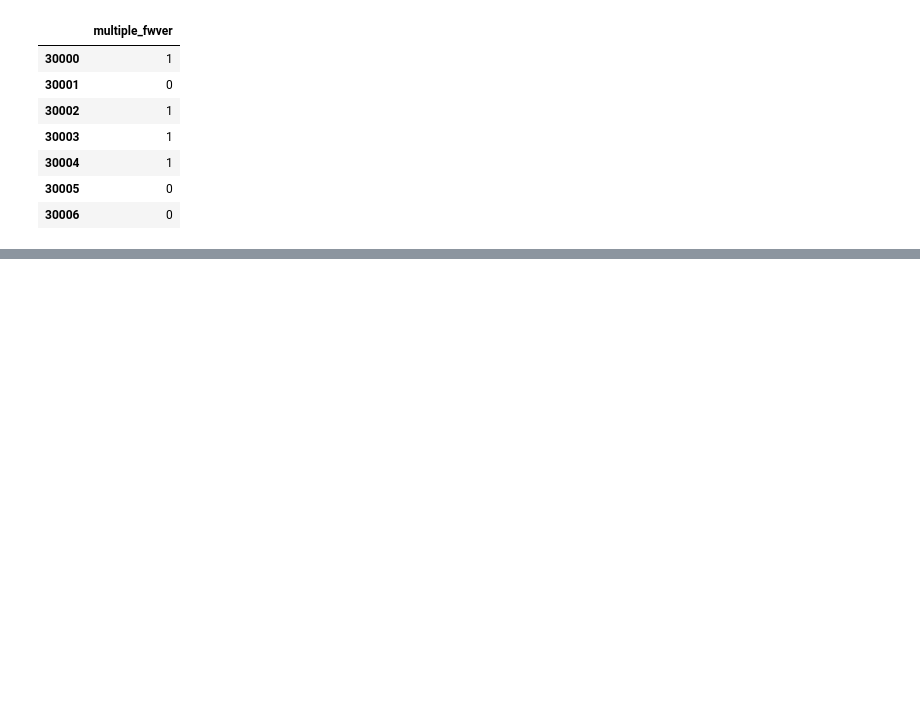
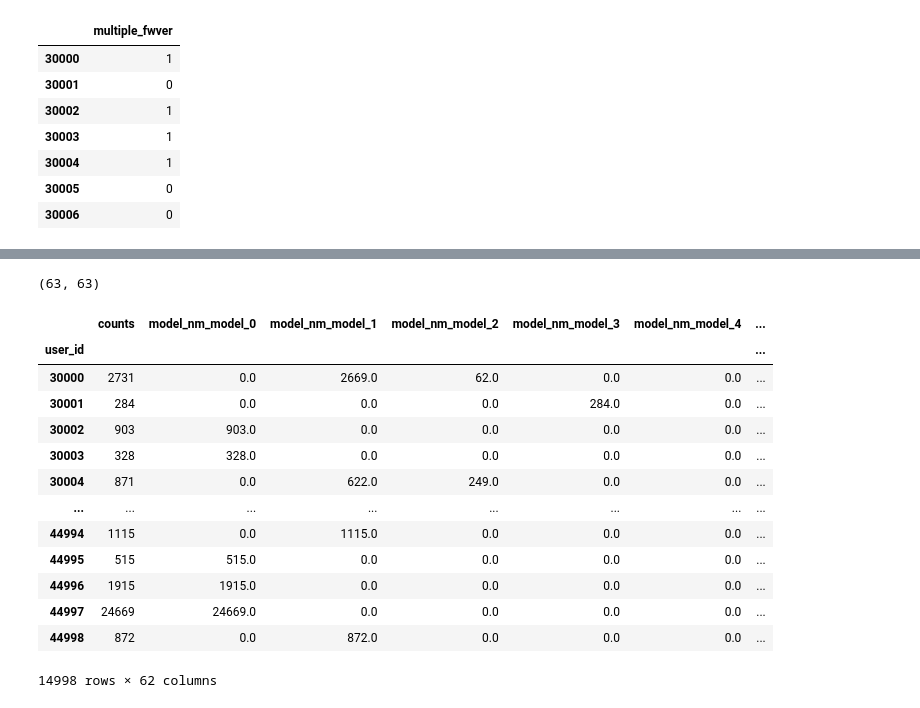
Before and after one commit to LEEHM97/machine-learning-exercises, a Jupyter notebook: 10.DAYCON대회_사용자불편예지/train_test_set/test_set_case1.ipynb, the cells around one changed output, grey strips where cells are left out. Saved outputs shown, nothing was run; the diff lists cells and outputs as text; code cells hidden in the pictures; blank space fills up the shorter version.

```diff
--- a/10.DAYCON대회_사용자불편예지/train_test_set/test_set_case1.ipynb
+++ b/10.DAYCON대회_사용자불편예지/train_test_set/test_set_case1.ipynb
@@ -93,0 +211,10 @@ user_has_multiple_fwvers.head(7)
+# %%
+for i in train_c:
+    if i not in test_c:
+        print(i)
+# %%
+d_columns = []
+for i in test_c:
+    if i not in train_c:
+        d_columns.append(i)
+d_columns
@@ -93,0 +239,6 @@ user_has_multiple_fwvers.head(7)
+# %%
+dfs.drop(columns=d_columns, inplace=True)
+
+len(dfs.columns), len(train.columns)
+# %% [output]
+(63, 63)
@@ -93,0 +247,21 @@ user_has_multiple_fwvers.head(7)
+# %%
+# multiple_model 만 범주형 데이터
+
+categorical_df = dfs[['multiple_model']]
+numerical_df = dfs.drop(columns=['multiple_model'])
+numerical_df
+# %% [output]
+|  | counts | model_nm_model_0 | model_nm_model_1 | model_nm_model_2 | model_nm_model_3 | model_nm_model_4 | ... |
+| user_id |  |  |  |  |  |  | ... |
+| 30000 | 2731 | 0.0 | 2669.0 | 62.0 | 0.0 | 0.0 | ... |
+| 30001 | 284 | 0.0 | 0.0 | 0.0 | 284.0 | 0.0 | ... |
+| 30002 | 903 | 903.0 | 0.0 | 0.0 | 0.0 | 0.0 | ... |
+| 30003 | 328 | 328.0 | 0.0 | 0.0 | 0.0 | 0.0 | ... |
+| 30004 | 871 | 0.0 | 622.0 | 249.0 | 0.0 | 0.0 | ... |
+| ... | ... | ... | ... | ... | ... | ... | ... |
+| 44994 | 1115 | 0.0 | 1115.0 | 0.0 | 0.0 | 0.0 | ... |
+| 44995 | 515 | 515.0 | 0.0 | 0.0 | 0.0 | 0.0 | ... |
+| 44996 | 1915 | 1915.0 | 0.0 | 0.0 | 0.0 | 0.0 | ... |
+| 44997 | 24669 | 24669.0 | 0.0 | 0.0 | 0.0 | 0.0 | ... |
+| 44998 | 872 | 0.0 | 872.0 | 0.0 | 0.0 | 0.0 | ... |
+14998 rows × 62 columns
```
Also changed, not shown: parts of 12 cells of this notebook.
